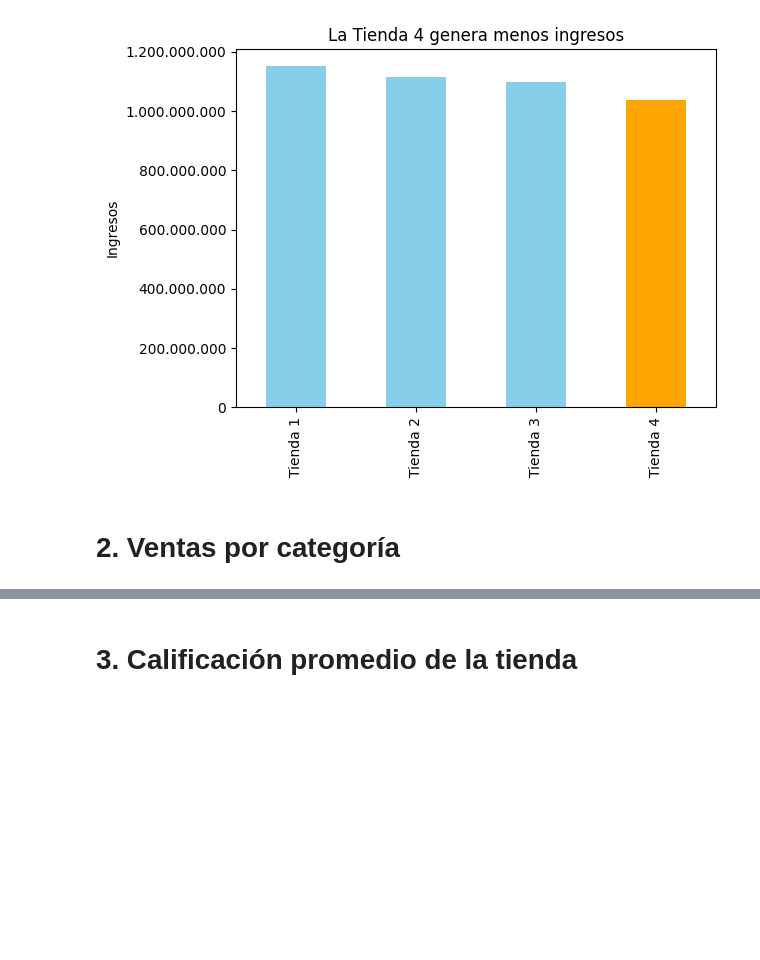
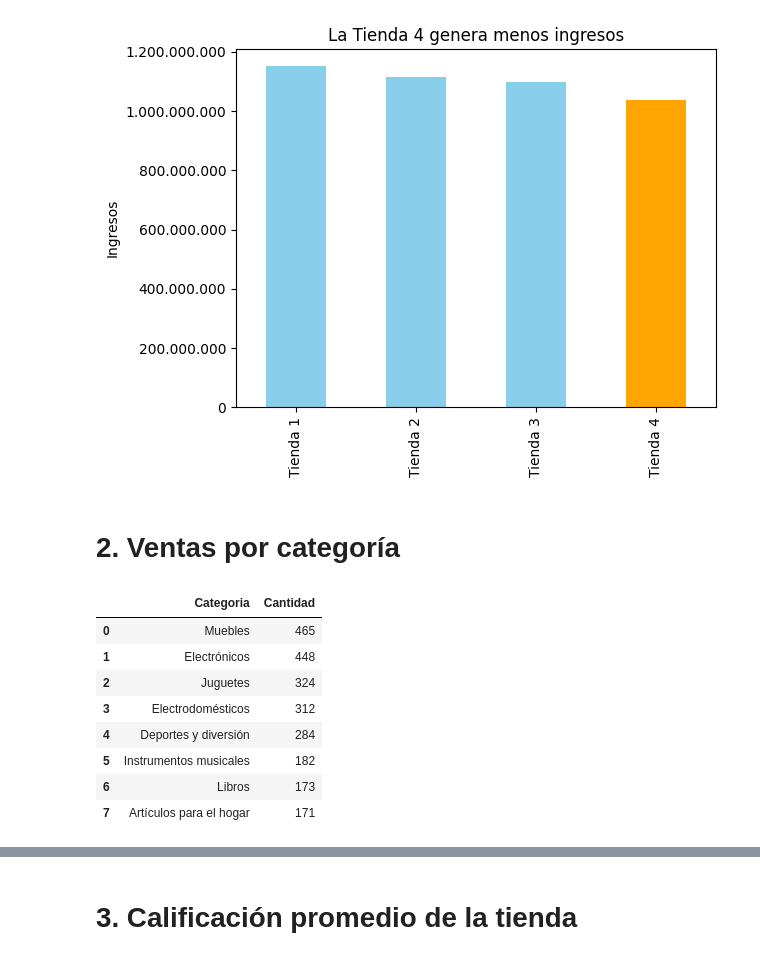
Before and after one commit to prieto-cristian/alura-store, a Jupyter notebook: AluraStoreLatam.ipynb, the cells around one changed output, grey strips where cells are left out. Saved outputs shown, nothing was run; the diff lists cells and outputs as text; code cells hidden in the pictures; blank space fills up the shorter version.

```diff
--- a/AluraStoreLatam.ipynb
+++ b/AluraStoreLatam.ipynb
@@ -75,6 +75,26 @@ plt.show()
 [figure]
 # %% [markdown]
 # 2. Ventas por categoría
+# %%
+
+ventas_por_categorias = (
+    tienda["Categoría del Producto"]
+    .value_counts()
+    .reset_index()
+    .rename(columns={"Categoría del Producto": "Categoria", "count":"Cantidad"})
+)
+
+ventas_por_categorias
+# %% [output]
+|  | Categoria | Cantidad |
+| 0 | Muebles | 465 |
+| 1 | Electrónicos | 448 |
+| 2 | Juguetes | 324 |
+| 3 | Electrodomésticos | 312 |
+| 4 | Deportes y diversión | 284 |
+| 5 | Instrumentos musicales | 182 |
+| 6 | Libros | 173 |
+| 7 | Artículos para el hogar | 171 |
 # %%
 # Mostrar 4 graficas, resaltando las 3 categorias mas populares de cada tienda
 for i,t in enumerate(tiendas, start=1):
```
Also changed, not shown: parts of 4 cells of this notebook.
